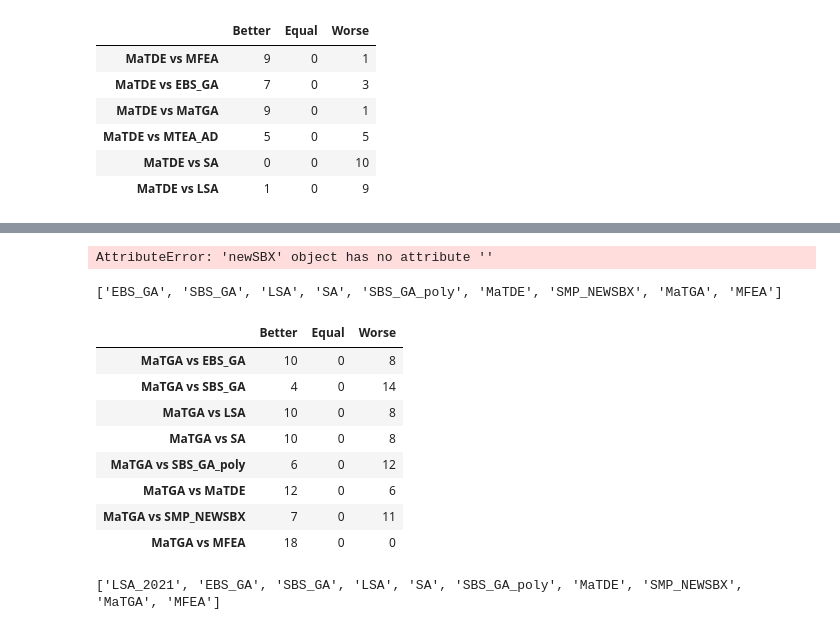
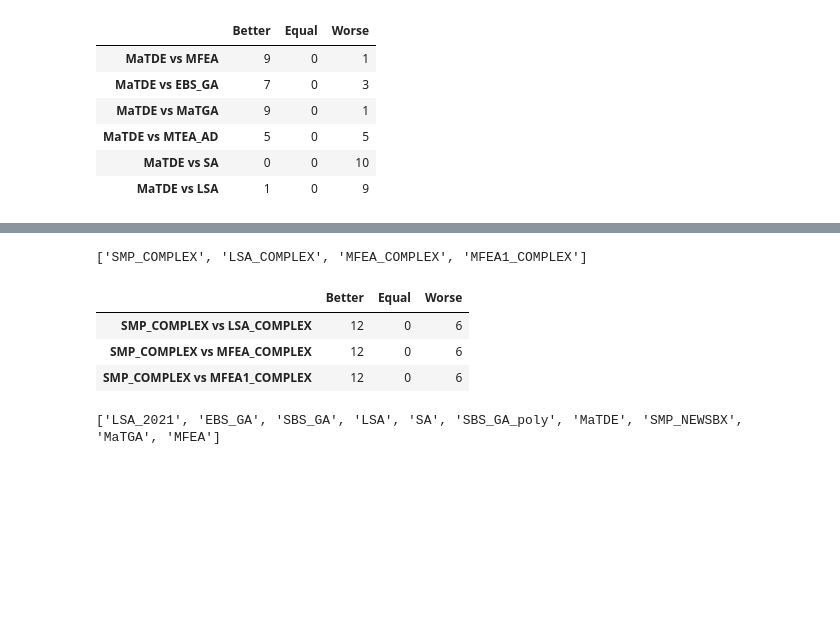
Before and after one commit to KM-MSO/MFEA_MSO, a Jupyter notebook: 7_multi_run.ipynb, the cells around one changed output, grey strips where cells are left out. Drawn from its saved outputs; the diff is of its cells as text; code cells hidden in the pictures; blank space fills up the shorter version.

Commit message:
Add result tuning and  complex mfea, mfea1

```diff
--- a/7_multi_run.ipynb
+++ b/7_multi_run.ipynb
@@ -114,3 +114,10 @@ DONE!
 Saved
 # %% [markdown]
 ### Show and compare result
+# %%
+for id in range(1, 11):
+    SMP = loadModel("./RESULTS/50tasks/SMP_NEWSBX_TUN_50/Gecco_id_"+ str(id) + ".mso", GECCO20_benchmark_50tasks.get_items(id)[0])
+    SA = loadModel("./RESULTS/50tasks/SA/SA_Benchmark_"+str(id) + ".mso", GECCO20_benchmark_50tasks.get_items(id)[0])
+    LSA_21 = loadModel("./RESULTS/50tasks/LSA_2021/LSA_2021_MTOMSO_Benchmark_"+str(id) + ".mso", GECCO20_benchmark_50tasks.get_items(id)[0])
+    com = CompareModel([SMP, SA, LSA_21])
+    print(com.detail_compare_result(min_value= 1e-6, round = 7))
@@ -177,20 +189,11 @@ model.kwargs
-# %%
-getattr(model.compile_kwargs['crossover'], '')
-# %% [output]
-AttributeError: 'newSBX' object has no attribute ''
 # %%
-compare.summarizing_compare_result(path="./RESULTS/2tasks/", idx_main_algo= 7, nb_task= 50, ls_benchmark= [GECCO20_benchmark_50tasks.get_items(id) for id in range(1,11)],min_value= 1e-6, combine= True)
+compare.summarizing_compare_result(path="./RESULTS/complex_2tasks/", idx_main_algo= 0, nb_task= 2, ls_benchmark= [WCCI22_benchmark.get_complex_benchmark(id)[0] for id in range(1,10)],min_value= 1e-6, combine= True)
 # %% [output]
-['EBS_GA', 'SBS_GA', 'LSA', 'SA', 'SBS_GA_poly', 'MaTDE', 'SMP_NEWSBX', 'MaTGA', 'MFEA']
+['SMP_COMPLEX', 'LSA_COMPLEX', 'MFEA_COMPLEX', 'MFEA1_COMPLEX']
 |  | Better | Equal | Worse |
-| MaTGA vs EBS_GA | 10 | 0 | 8 |
-| MaTGA vs SBS_GA | 4 | 0 | 14 |
-| MaTGA vs LSA | 10 | 0 | 8 |
-| MaTGA vs SA | 10 | 0 | 8 |
-| MaTGA vs SBS_GA_poly | 6 | 0 | 12 |
-| MaTGA vs MaTDE | 12 | 0 | 6 |
-| MaTGA vs SMP_NEWSBX | 7 | 0 | 11 |
-| MaTGA vs MFEA | 18 | 0 | 0 |
+| SMP_COMPLEX vs LSA_COMPLEX | 12 | 0 | 6 |
+| SMP_COMPLEX vs MFEA_COMPLEX | 12 | 0 | 6 |
+| SMP_COMPLEX vs MFEA1_COMPLEX | 12 | 0 | 6 |
 # %%
 compare.summarizing_compare_result(path="./RESULTS/50tasks/", idx_main_algo= 7, nb_task= 50, ls_benchmark= [GECCO20_benchmark_50tasks.get_items(id) for id in range(1,11)],min_value= 1e-6, combine= False)
 # %% [output]
```
Also changed, not shown: parts of 2 cells of this notebook, 53 other files.
